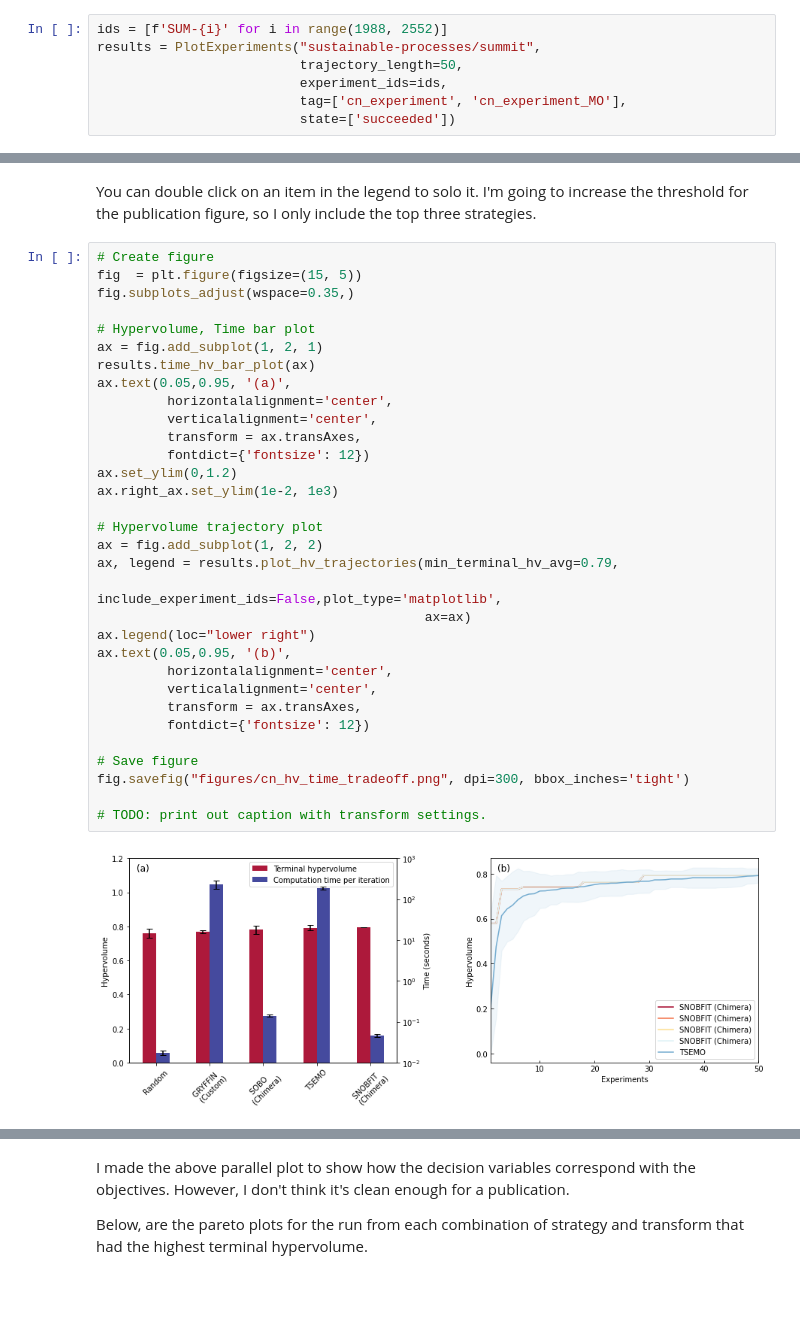
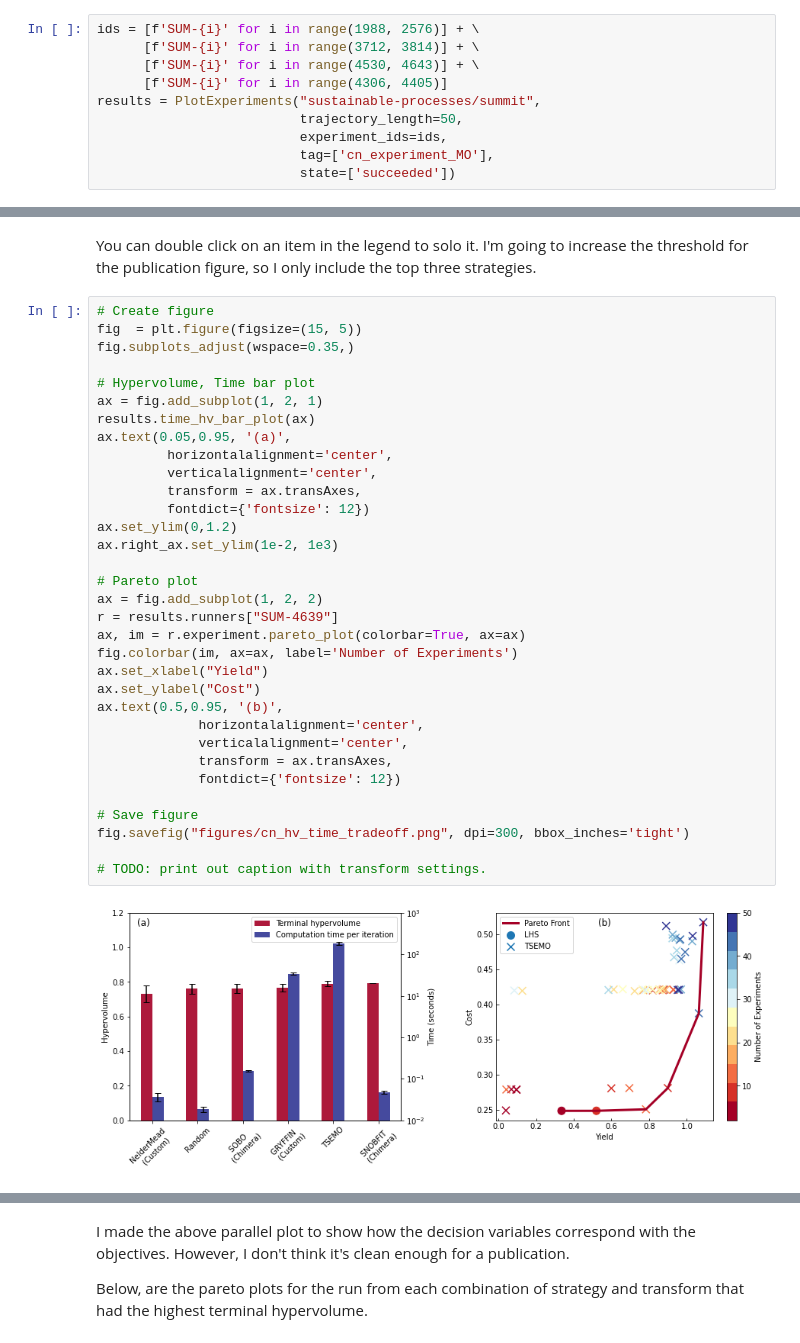
Before and after one commit to sustainable-processes/summit, a Jupyter notebook: experiments/cn_benchmark/cn_benchmark_visualization.ipynb, the cells around one changed output, grey strips where cells are left out. Saved outputs shown, nothing was run; the diff lists cells and outputs as text; blank space fills up the shorter version.

Commit message:
Improve Runner and run benchmarks (#63)

```diff
--- a/experiments/cn_benchmark/cn_benchmark_visualization.ipynb
+++ b/experiments/cn_benchmark/cn_benchmark_visualization.ipynb
@@ -49,11 +49,14 @@ for n_points in points:
 # %% [markdown]
 ## CN Experiments
 # %%
-ids = [f'SUM-{i}' for i in range(1988, 2552)]
+ids = [f'SUM-{i}' for i in range(1988, 2576)] + \
+      [f'SUM-{i}' for i in range(3712, 3814)] + \
+      [f'SUM-{i}' for i in range(4530, 4643)] + \
+      [f'SUM-{i}' for i in range(4306, 4405)]
 results = PlotExperiments("sustainable-processes/summit",
                           trajectory_length=50,
                           experiment_ids=ids,
-                          tag=['cn_experiment', 'cn_experiment_MO'],
+                          tag=['cn_experiment_MO'],
                           state=['succeeded'])
 # %%
 print("Number of experiments for this benchmark:", len(results.runners)*50)
@@ -71,37 +74,38 @@ You can double click on an item in the legend to solo it. I'm going to increase
 # %%
 # Create figure
 fig  = plt.figure(figsize=(15, 5))
 fig.subplots_adjust(wspace=0.35,)
 
 # Hypervolume, Time bar plot
 ax = fig.add_subplot(1, 2, 1)
 results.time_hv_bar_plot(ax)
 ax.text(0.05,0.95, '(a)',
          horizontalalignment='center',
          verticalalignment='center',
          transform = ax.transAxes,
          fontdict={'fontsize': 12})
 ax.set_ylim(0,1.2)
 ax.right_ax.set_ylim(1e-2, 1e3)
 
-# Hypervolume trajectory plot
+# Pareto plot
 ax = fig.add_subplot(1, 2, 2)
-ax, legend = results.plot_hv_trajectories(min_terminal_hv_avg=0.79,
-                                          include_experiment_ids=False,plot_type='matplotlib',
-                                          ax=ax)
-ax.legend(loc="lower right")
-ax.text(0.05,0.95, '(b)',
-         horizontalalignment='center',
-         verticalalignment='center',
-         transform = ax.transAxes,
-         fontdict={'fontsize': 12})
+r = results.runners["SUM-4639"]
+ax, im = r.experiment.pareto_plot(colorbar=True, ax=ax)
+fig.colorbar(im, ax=ax, label='Number of Experiments')
+ax.set_xlabel("Yield")
+ax.set_ylabel("Cost")
+ax.text(0.5,0.95, '(b)',
+             horizontalalignment='center',
+             verticalalignment='center',
+             transform = ax.transAxes,
+             fontdict={'fontsize': 12})
 
 # Save figure
 fig.savefig("figures/cn_hv_time_tradeoff.png", dpi=300, bbox_inches='tight')
 
 # TODO: print out caption with transform settings.
 # %% [output]
-[figure, old version]
+[figure, new version]
 # %%
 df = results.df.copy()
 df["computation_t"] = df["computation_t"]/results.trajectory_length
```
Also changed, not shown: parts of 5 cells of this notebook, 36 other files.
